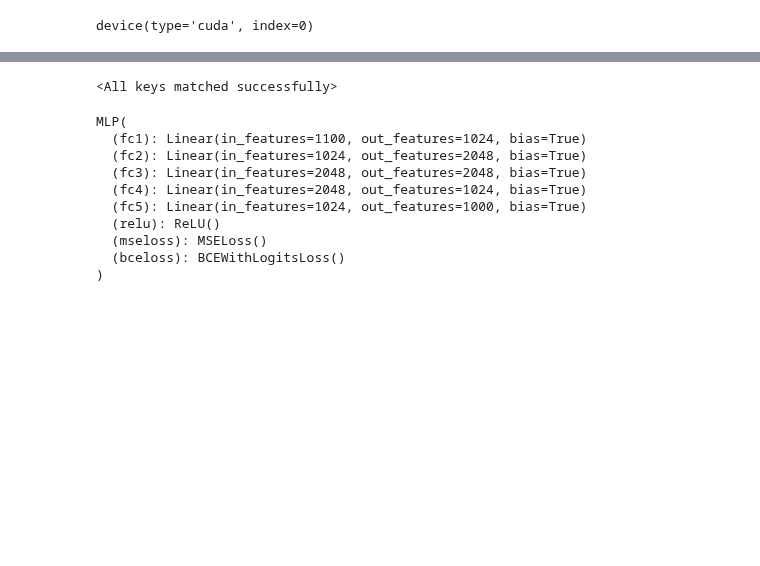
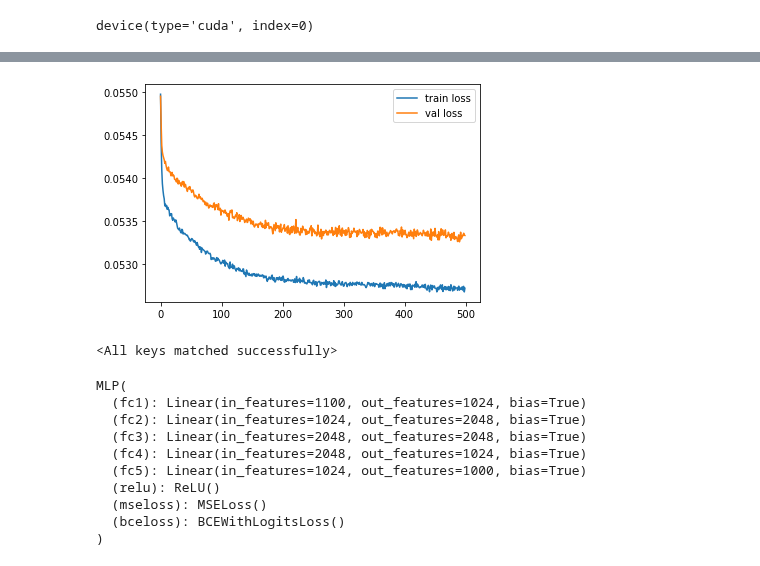
Before and after one commit to glory-99/simulation-based-inference, a Jupyter notebook: inference.ipynb, the cells around one changed output, grey strips where cells are left out. Cells and saved outputs as stored; diff of their text form; code cells hidden in the pictures; blank space fills up the shorter version.

```diff
--- a/inference.ipynb
+++ b/inference.ipynb
@@ -13,6 +13,8 @@ device(type='cuda', index=0)
 # %%
 X = np.load('X.npy')
 normalize_c = np.load('normalize_constant.npy')
+train_losses = np.load('train_losses.npy')
+val_losses = np.load('val_losses.npy')
 # %%
 normalize_c
 # %% [output]
@@ -20,3 +22,10 @@ array(630.48137617)
+# %%
+plt.plot(range(train_losses.shape[0]), train_losses)
+plt.plot(range(train_losses.shape[0]), val_losses)
+plt.legend(['train loss', 'val loss'], loc="upper right")
+plt.show()
+# %% [output]
+[figure, added]
 # %%
 class MLP(nn.Module):
     def __init__(self, N, p):
```
Also changed, not shown: parts of 5 cells of this notebook, 2 other files.
